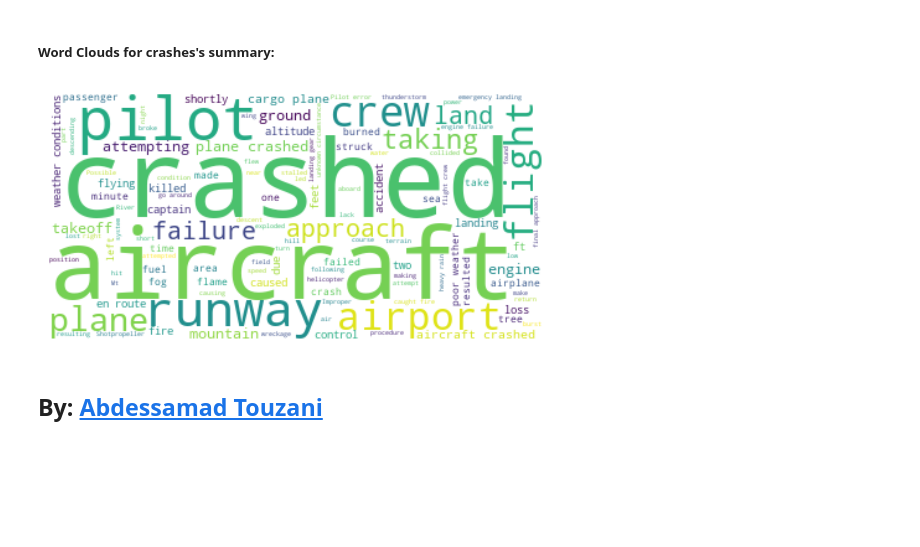
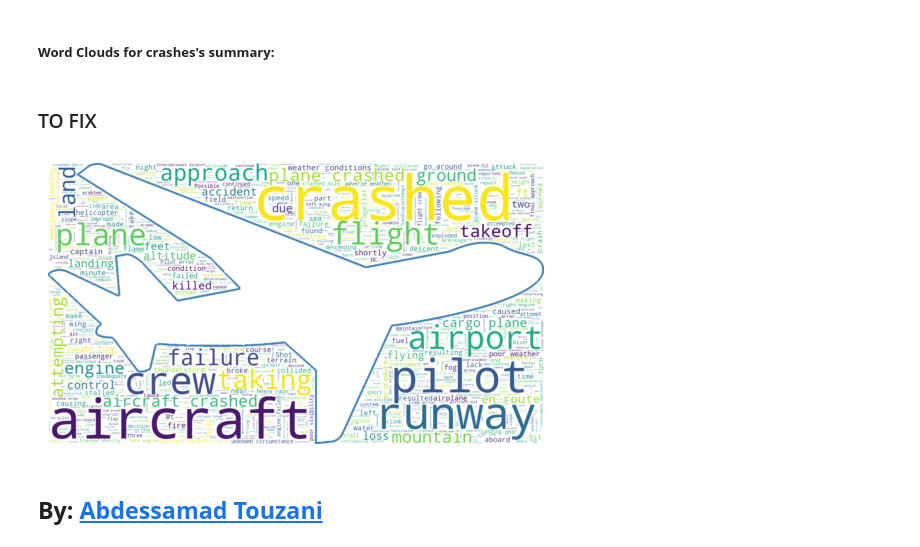
Before and after one commit to AbdessamadTzn/Dat-Analysis, a Jupyter notebook: Analyzing Flight Crashes/analyzing_flight_crashes.ipynb, the cells around one changed output. Cells and saved outputs as stored; diff of their text form; code cells hidden in the pictures; blank space fills up the shorter version.

Commit message:
:star: Add Word Cloud for crashes summary

```diff
--- a/Analyzing Flight Crashes/analyzing_flight_crashes.ipynb
+++ b/Analyzing Flight Crashes/analyzing_flight_crashes.ipynb
@@ -669,16 +670,18 @@ from wordcloud import WordCloud, STOPWORDS
+# %% [markdown]
+### TO FIX
 # %%
 text = ' '.join(df['Summary'])
 
-
 stopwords = set(STOPWORDS)
 
-wc = WordCloud(stopwords=stopwords, background_color="white").generate(text)
+wc = WordCloud(background_color='white', max_words=2000, mask=plane_mask, stopwords=stopwords, contour_color='steelblue', contour_width=2, colormap='viridis')
+wc.generate(text)
 
 # Display the word cloud
 plt.imshow(wc, interpolation='bilinear')
 plt.axis('off')
 plt.show()
 # %% [output]
-[figure, old version]
+[figure, new version]
 # %% [markdown]
 ## **By: [Abdessamad Touzani](https://www.linkedin.com/in/abdessamadtouzani/)**
```
Also changed, not shown: parts of 1 cell of this notebook, 1 other file.
